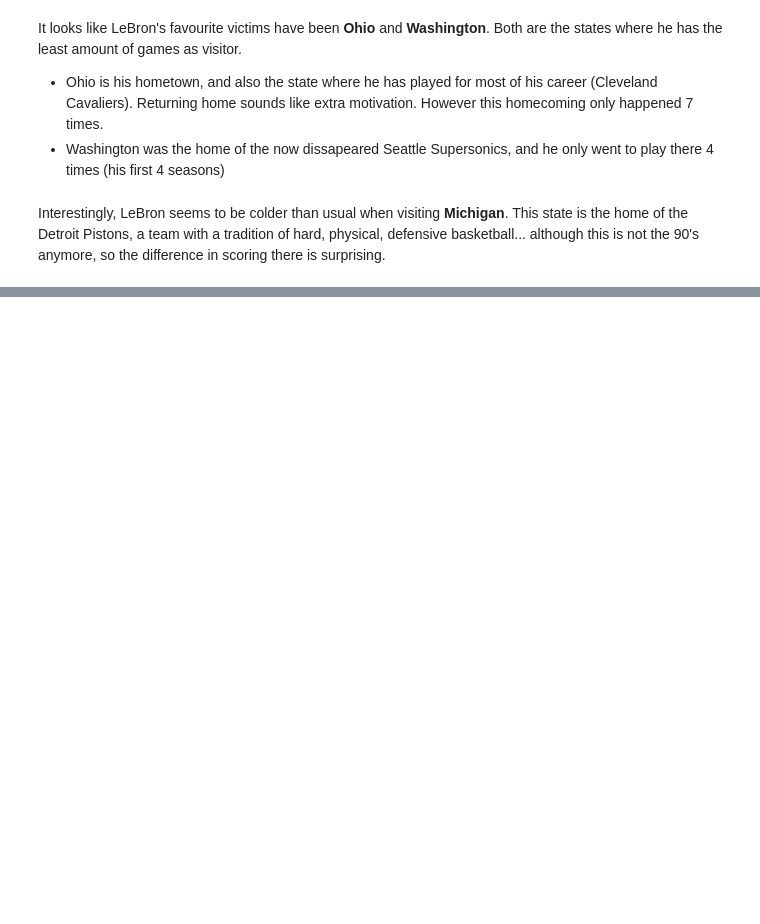
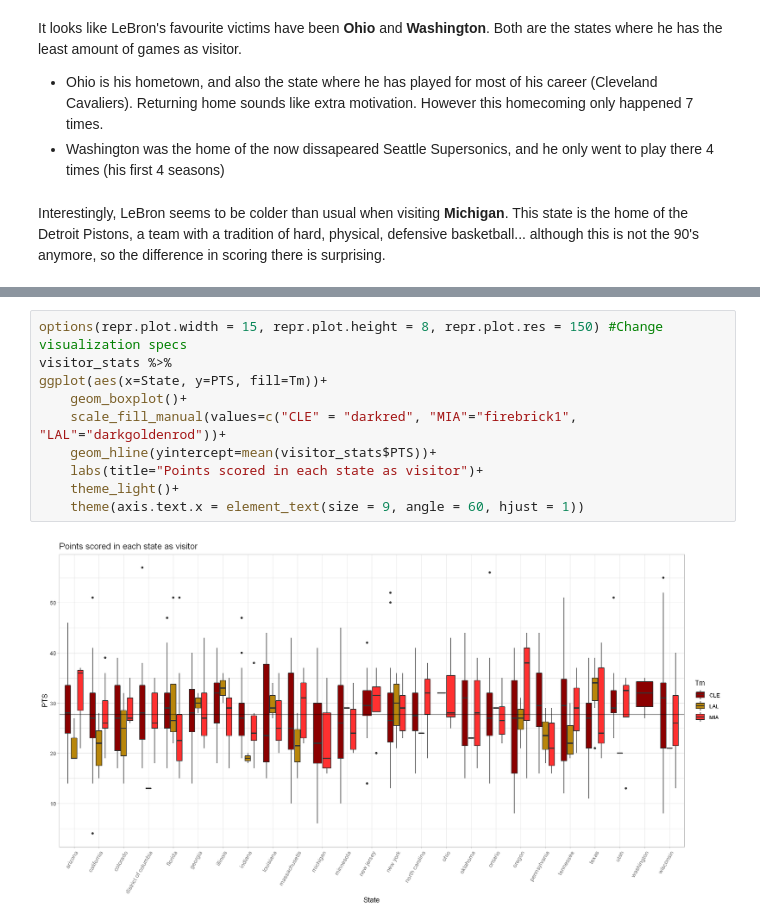
Before and after one commit to AngelArcones/random_data_visualizations, a Jupyter notebook: LeBron James PPG as visitor.ipynb, the cells around one changed output, grey strips where cells are left out. Saved outputs shown, nothing was run; the diff lists cells and outputs as text; blank space fills up the shorter version.

```diff
--- a/LeBron James PPG as visitor.ipynb
+++ b/LeBron James PPG as visitor.ipynb
@@ -270,0 +301,12 @@ Interestingly, LeBron seems to be colder than usual when visiting **Michigan**.
+# %%
+options(repr.plot.width = 15, repr.plot.height = 8, repr.plot.res = 150) #Change visualization specs
+visitor_stats %>%
+ggplot(aes(x=State, y=PTS, fill=Tm))+
+    geom_boxplot()+
+    scale_fill_manual(values=c("CLE" = "darkred", "MIA"="firebrick1", "LAL"="darkgoldenrod"))+
+    geom_hline(yintercept=mean(visitor_stats$PTS))+
+    labs(title="Points scored in each state as visitor")+
+    theme_light()+
+    theme(axis.text.x = element_text(size = 9, angle = 60, hjust = 1))
+# %% [output]
+[figure, added]
```
Also changed, not shown: parts of 14 cells of this notebook.
